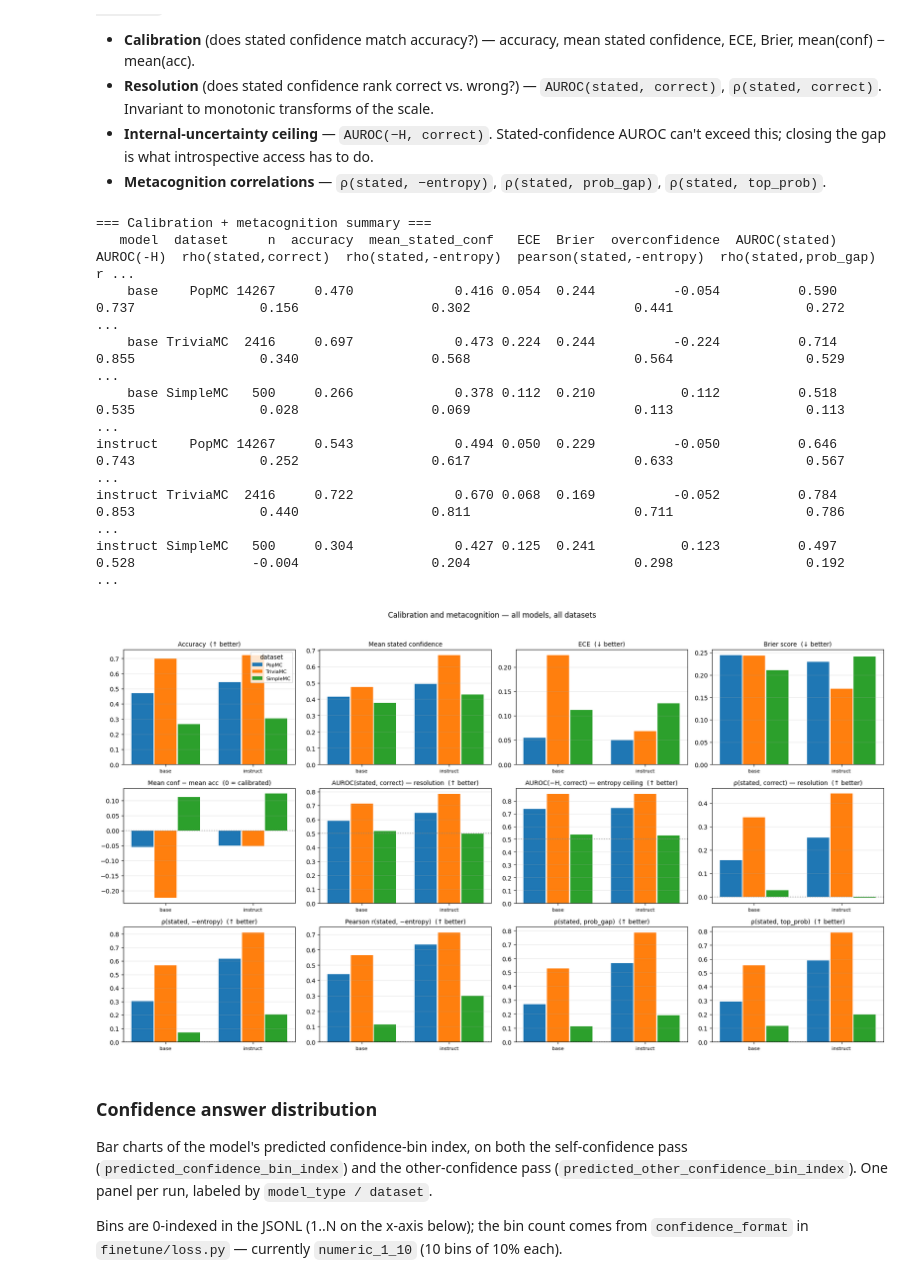
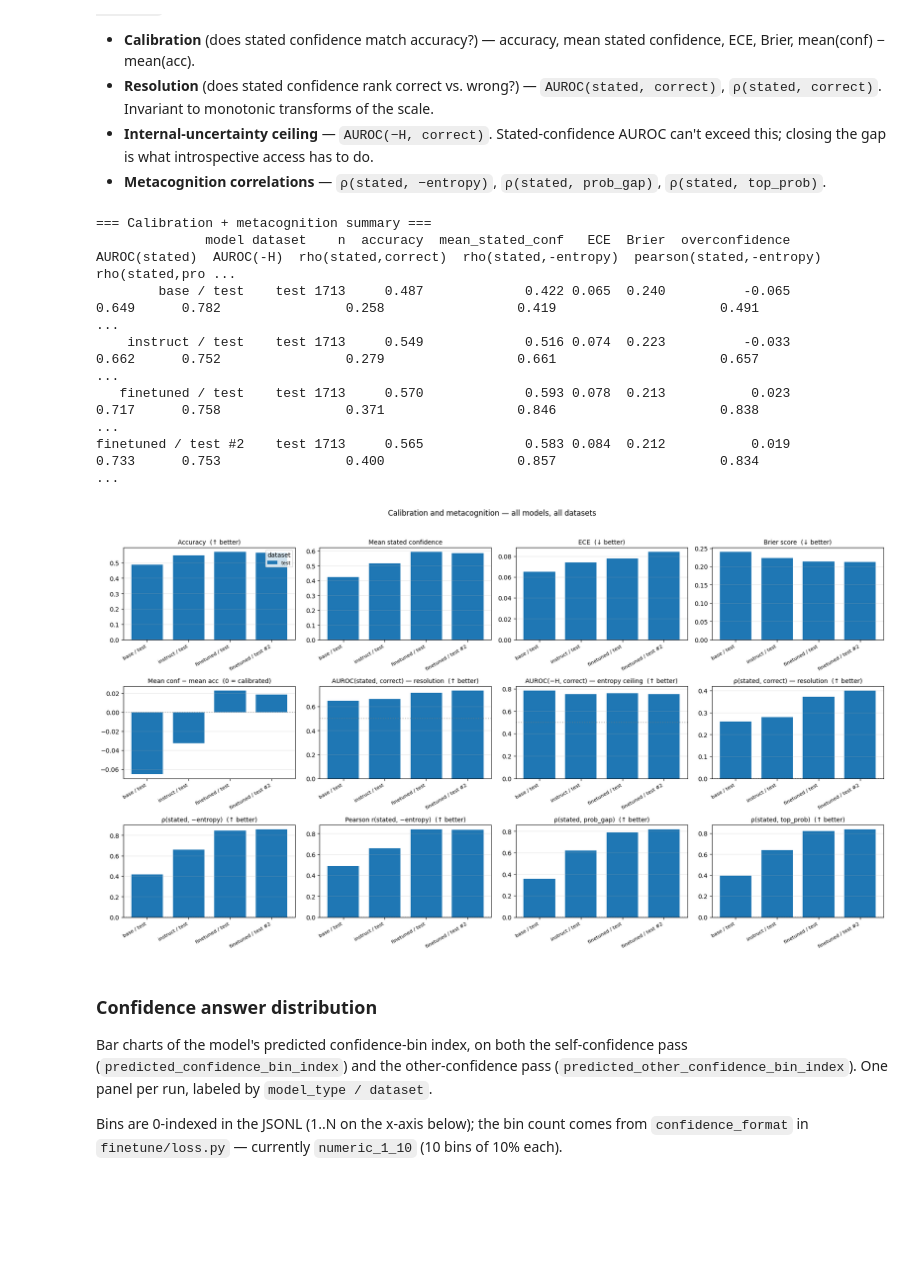
Before and after one commit to tristan-day-research/llm-metacognition, a Jupyter notebook: analysis/analyze_performance.ipynb, the cells around one changed output. Saved outputs shown, nothing was run; the diff lists cells and outputs as text; code cells hidden in the pictures; blank space fills up the shorter version.

```diff
--- a/analysis/analyze_performance.ipynb
+++ b/analysis/analyze_performance.ipynb
@@ -50,7 +50,9 @@ EVAL_PATHS = [
     # 'data/balanced_metacognition_val.jsonl',
     # 'data/balanced_metacognition_test.jsonl',
     'outputs/evaluations/2026-05-07-18-17-31_meta-llama-Llama-3.1-8B_base_mixed_17173_all_test_n1713.jsonl',
-    'outputs/evaluations/2026-05-07-18-28-43_meta-llama-Llama-3.1-8B-Instruct_instruct_mixed_17173_all_test_n1713.jsonl'
+    'outputs/evaluations/2026-05-07-18-28-43_meta-llama-Llama-3.1-8B-Instruct_instruct_mixed_17173_all_test_n1713.jsonl',
+    'outputs/evaluations/2026-05-07-19-28-46_meta-llama-Llama-3.1-8B-Instruct_20260506-034609_delegate_at_mixed_17173_all_ckpt_step_500_mixed_17173_all_test_n1713.jsonl',
+    'outputs/evaluations/2026-05-07-19-13-22_meta-llama-Llama-3.1-8B-Instruct_20260506-034609_delegate_at_mixed_17173_all_top_prob_tm0.7_tau0.05_2e_ckpt_step_1600_mixed_17173_all_test_n1713.jsonl'
 ]
 
 # Free-form label that gets stamped into the notebook so you can tell
@@ -762,7 +720,8 @@ def _pears(a, b):
     return float(pearsonr(a[m], b[m])[0])
 
 
-# Build per-(model, dataset) metrics row.
+# Build per-run metrics row. Key on `run_label` (not `model_type`) so that
+# multiple finetuned runs on the same dataset don't collapse into one bar.
 META_METRICS = []
 for label, r in runs.items():
     df = r["df"]
@@ -780,7 +739,7 @@ for label, r in runs.items():
     c, y = conf[valid], correct[valid]
 
     META_METRICS.append({
-        'model':   r["model_type"],
+        'model':   label,
         'dataset': r["dataset"],
         'n':       int(valid.sum()),
         'accuracy':           float(y.mean()) if len(y) else float('nan'),
@@ -802,7 +761,7 @@ print('=== Calibration + metacognition summary ===')
 print(META_DF.round(3).to_string(index=False))
 
 
-# Grouped-bar plot: panel per metric, x = model_type, one bar per dataset.
+# Grouped-bar plot: panel per metric, x = run_label, one bar per dataset.
 metrics_to_plot = [
     ('accuracy',                'Accuracy  (↑ better)'),
     ('mean_stated_conf',        'Mean stated confidence'),
@@ -830,42 +789,40 @@ else:
     n_metrics = len(metrics_to_plot)
     n_cols = 4
     n_rows = (n_metrics + n_cols - 1) // n_cols
     fig, axes = plt.subplots(n_rows, n_cols, figsize=(4.5 * n_cols, 3.3 * n_rows))
     axes = np.atleast_1d(axes).flatten()
 
     for i, (key, title) in enumerate(metrics_to_plot):
         ax = axes[i]
         for j, ds in enumerate(datasets_present):
             vals = []
             for m in models_present:
                 sub = META_DF[(META_DF['model'] == m) & (META_DF['dataset'] == ds)]
                 vals.append(sub[key].iloc[0] if len(sub) else float('nan'))
             offset = (j - (n_ds - 1) / 2) * width
             ax.bar(x + offset, vals, width=width * 0.95, label=ds)
-        ax.set_xticks(x); ax.set_xticklabels(models_present, fontsize=8)
+        ax.set_xticks(x); ax.set_xticklabels(models_present, fontsize=8, rotation=30, ha='right')
         ax.set_title(title, fontsize=10)
         ax.grid(True, alpha=0.3, axis='y')
         if key.startswith('rho') or key.startswith('pearson') or key == 'overconfidence':
             ax.axhline(0, color='gray', linestyle=':', alpha=0.6)
         if key.startswith('AUROC'):
             ax.axhline(0.5, color='gray', linestyle=':', alpha=0.6)
         if i == 0:
             ax.legend(fontsize=8, title='dataset', loc='best')
     for k in range(n_metrics, len(axes)):
         axes[k].axis('off')
     plt.suptitle('Calibration and metacognition — all models, all datasets',
                  y=1.02, fontsize=12)
     plt.tight_layout(); plt.show()
 # %% [output]
 === Calibration + metacognition summary ===
-   model  dataset     n  accuracy  mean_stated_conf   ECE  Brier  overconfidence  AUROC(stated)  AUROC(-H)  rho(stated,correct)  rho(stated,-entropy)  pearson(stated,-entropy)  rho(stated,prob_gap)  r ...
-    base    PopMC 14267     0.470             0.416 0.054  0.244          -0.054          0.590      0.737                0.156                 0.302                     0.441                 0.272    ...
-    base TriviaMC  2416     0.697             0.473 0.224  0.244          -0.224          0.714      0.855                0.340                 0.568                     0.564                 0.529    ...
-    base SimpleMC   500     0.266             0.378 0.112  0.210           0.112          0.518      0.535                0.028                 0.069                     0.113                 0.113    ...
-instruct    PopMC 14267     0.543             0.494 0.050  0.229          -0.050          0.646      0.743                0.252                 0.617                     0.633                 0.567    ...
-instruct TriviaMC  2416     0.722             0.670 0.068  0.169          -0.052          0.784      0.853                0.440                 0.811                     0.711                 0.786    ...
-instruct SimpleMC   500     0.304             0.427 0.125  0.241           0.123          0.497      0.528               -0.004                 0.204                     0.298                 0.192    ...
+              model dataset    n  accuracy  mean_stated_conf   ECE  Brier  overconfidence  AUROC(stated)  AUROC(-H)  rho(stated,correct)  rho(stated,-entropy)  pearson(stated,-entropy)  rho(stated,pro ...
+        base / test    test 1713     0.487             0.422 0.065  0.240          -0.065          0.649      0.782                0.258                 0.419                     0.491                 ...
+    instruct / test    test 1713     0.549             0.516 0.074  0.223          -0.033          0.662      0.752                0.279                 0.661                     0.657                 ...
+   finetuned / test    test 1713     0.570             0.593 0.078  0.213           0.023          0.717      0.758                0.371                 0.846                     0.838                 ...
+finetuned / test #2    test 1713     0.565             0.583 0.084  0.212           0.019          0.733      0.753                0.400                 0.857                     0.834                 ...
-[figure, old version]
+[figure, new version]
 # %% [markdown]
 ### Confidence answer distribution
 
```
Also changed, not shown: parts of 19 cells of this notebook, 1 other file.
